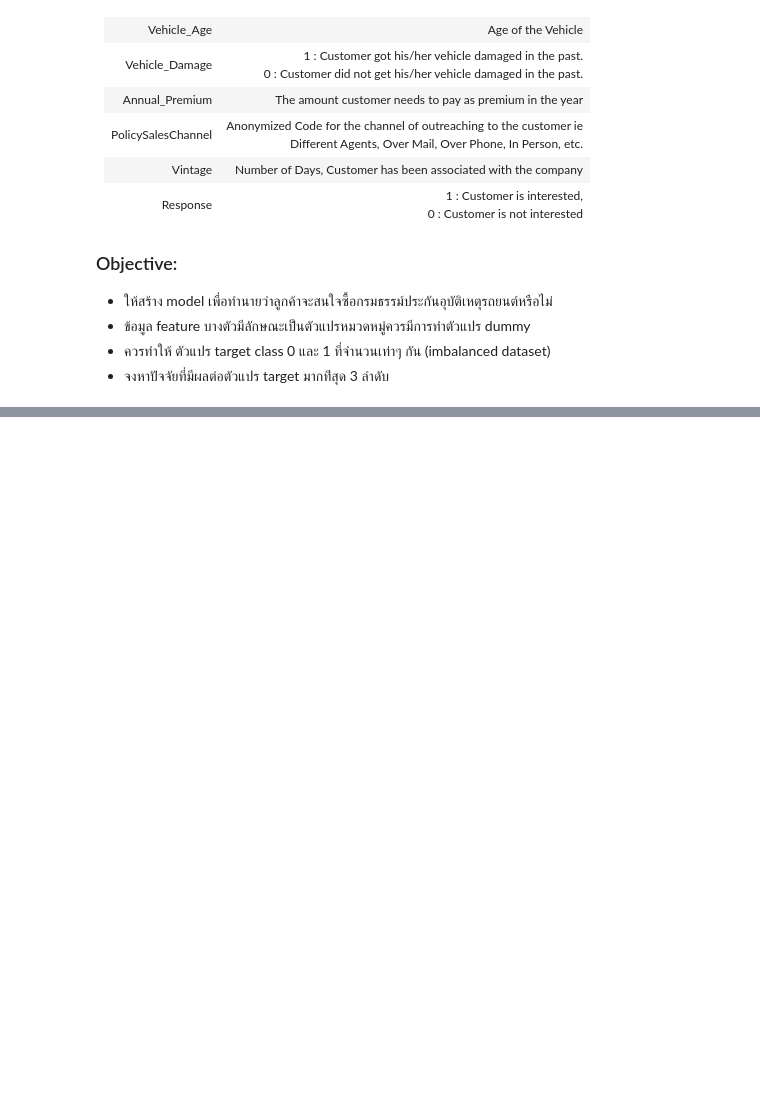
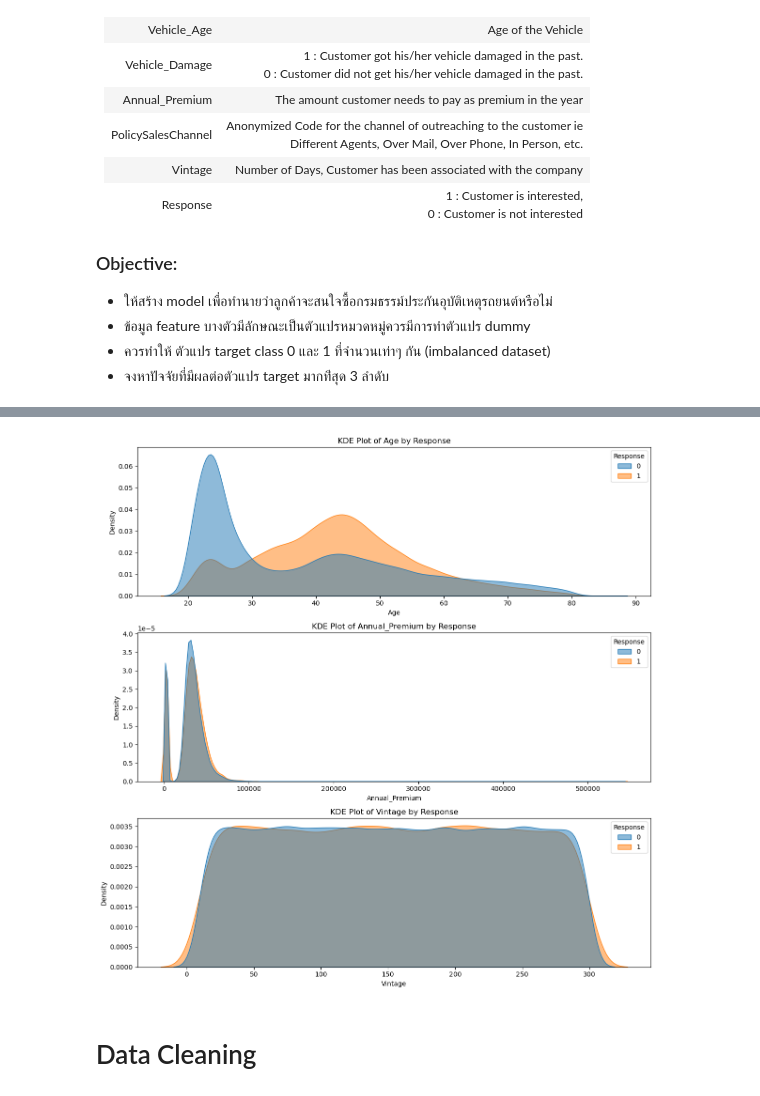
Before and after one commit to phawinee-sup/Car-Insurance, a Jupyter notebook: insurance.ipynb, the cells around one changed output, grey strips where cells are left out. Saved outputs shown, nothing was run; the diff lists cells and outputs as text; code cells hidden in the pictures; blank space fills up the shorter version.

```diff
--- a/insurance.ipynb
+++ b/insurance.ipynb
@@ -45,0 +169,30 @@ df.head()
+# %%
+from sklearn.decomposition import PCA
+import matplotlib.pyplot as plt
+import seaborn as sns
+
+def plot_relation_between_features(df, target, numeric_cols):
+    num_features = len(numeric_cols)
+
+    plt.figure(figsize=(12, 4 * num_features))
+
+    for i, feature in enumerate(numeric_cols):
+        if df[feature].nunique() > 1:
+            plt.subplot(num_features, 1, i + 1)
+            sns.kdeplot(data=df, x=feature, hue='Response', fill=True, common_norm=False, alpha=0.5)
+            plt.title(f'KDE Plot of {feature} by Response')
+            plt.xlabel(feature)
+            plt.ylabel('Density')
+        else:
+            plt.subplot(num_features, 1, i + 1)
+            plt.title(f'Feature {feature} has zero variance; skipping KDE plot.')
+            plt.axis('off')  # Turn off the axes for this subplot
+
+    plt.tight_layout()
+    plt.show()
+# %%
+plot_relation_between_features(df, 'Response', numeric_cols)
+# %% [output]
+[figure, added]
+# %% [markdown]
+# Data Cleaning
```
Also changed, not shown: parts of 55 cells of this notebook, 7 other files.
